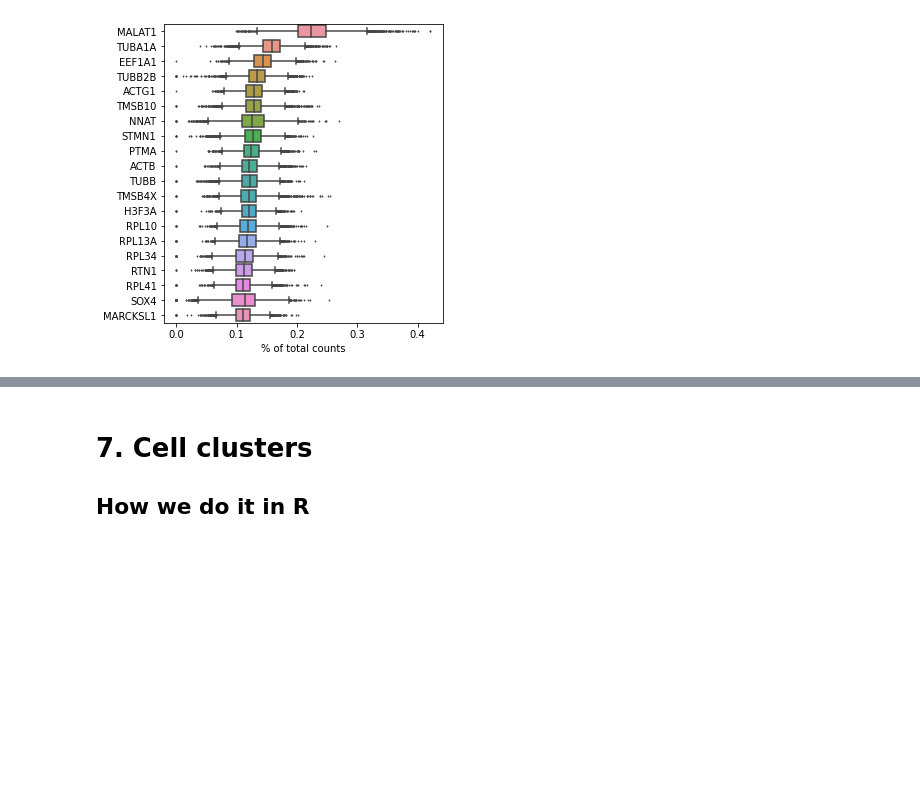
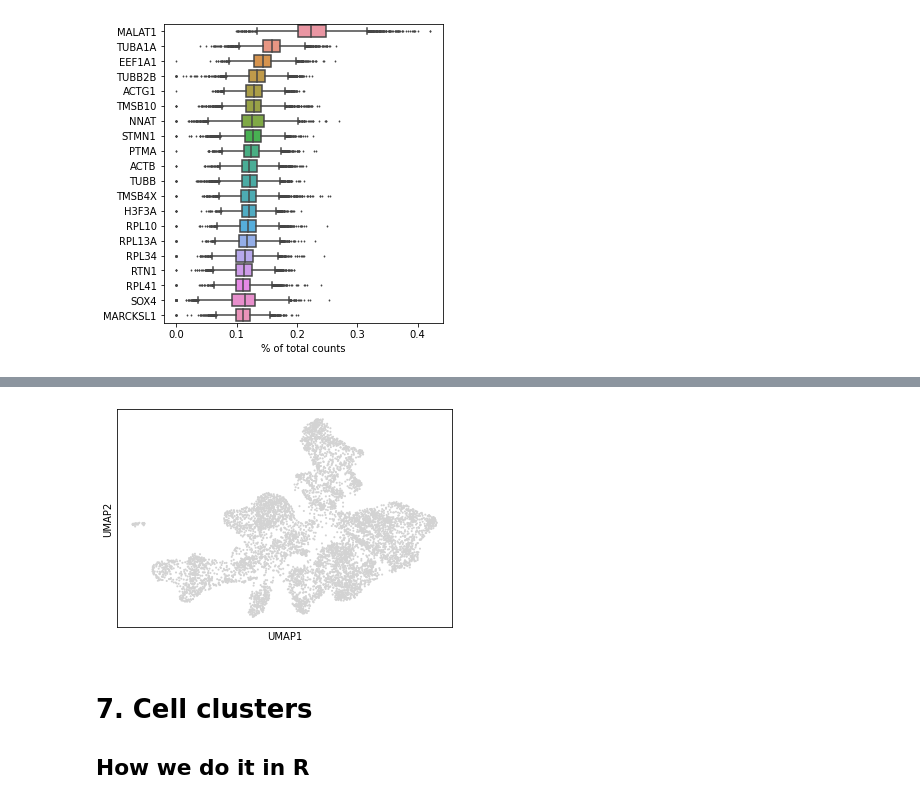
Before and after one commit to alevtina99/Scanpy_analysis, a Jupyter notebook: ScanPy.ipynb, the cells around one changed output, grey strips where cells are left out. Drawn from its saved outputs; the diff is of its cells as text; code cells hidden in the pictures; blank space fills up the shorter version.

```diff
--- a/ScanPy.ipynb
+++ b/ScanPy.ipynb
@@ -133,7 +129,9 @@ Let us compute the neighborhood graph of cells using the PCA representation of t
 # %%
-sc.pp.neighbors(adata, n_neighbors=30, n_pcs=30)
+sc.pp.neighbors(adata, n_neighbors=20, n_pcs=20)
 sc.tl.umap(adata)
 sc.pl.umap(adata)
+# %% [output]
+[figure, added]
 # %% [markdown]
 # 7. Cell clusters
 ## How we do it in R
```
Also changed, not shown: parts of 11 cells of this notebook.
